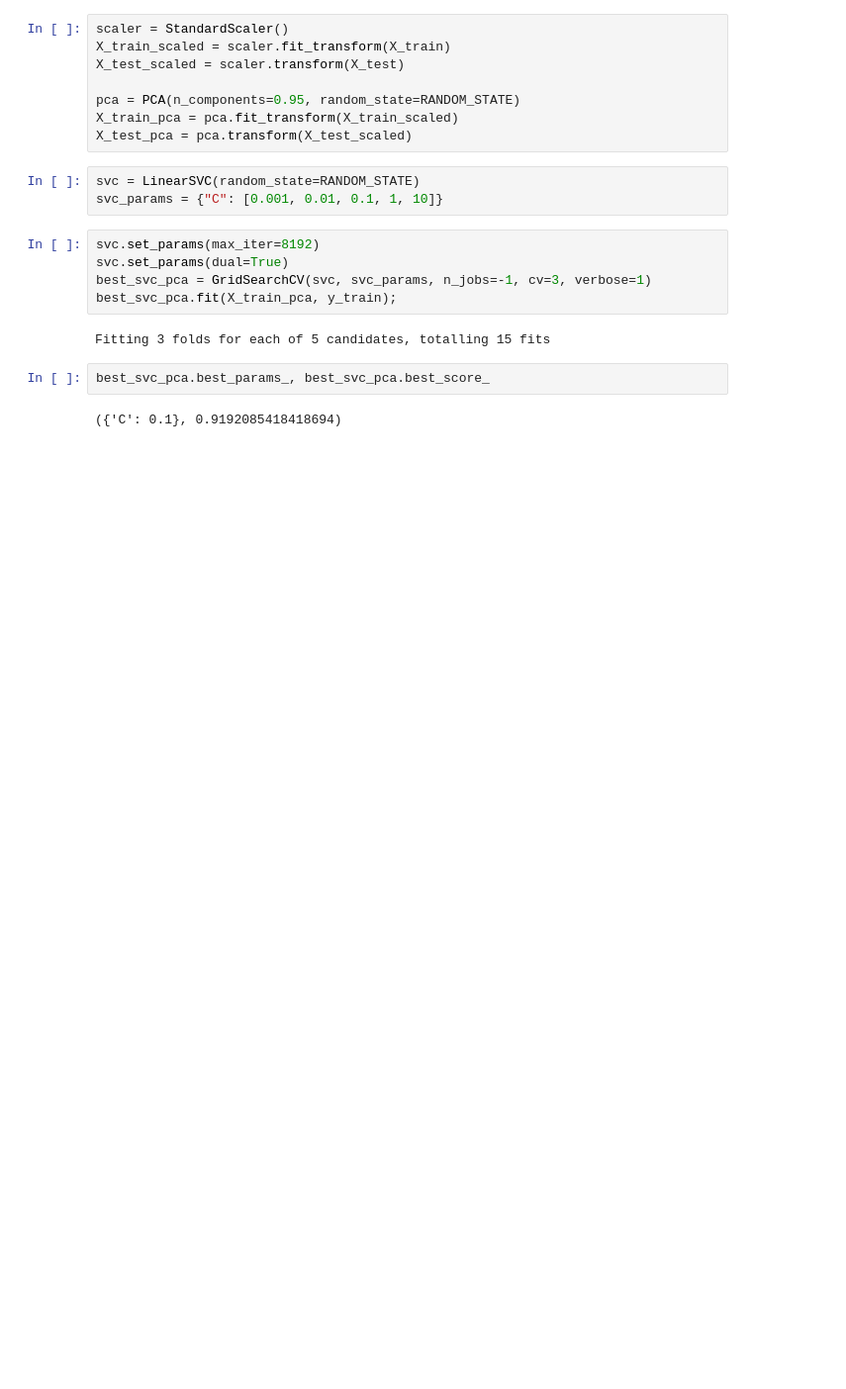
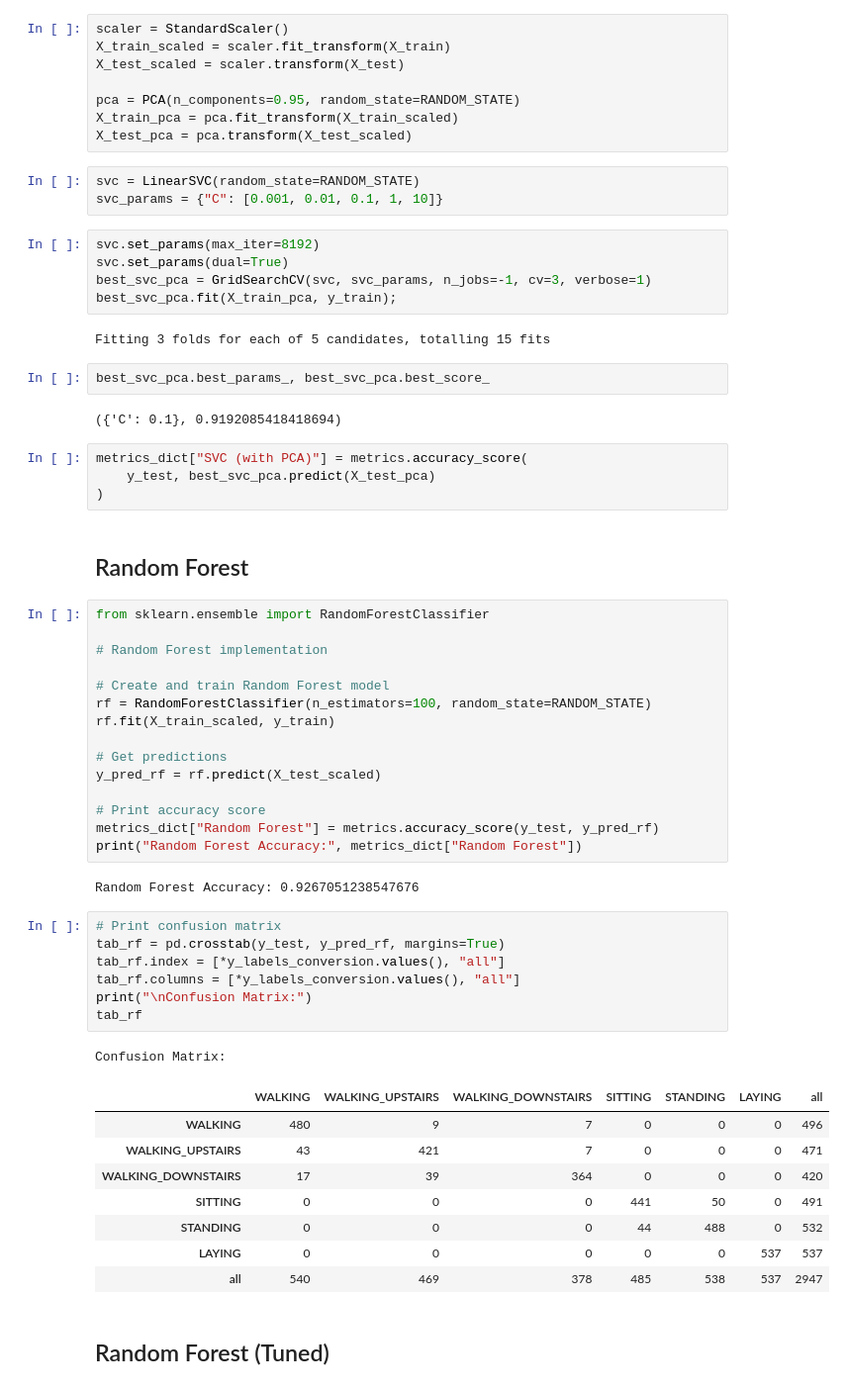
Before and after one commit to YASHBRO/Human-Activity-Recognition, a Jupyter notebook: main.ipynb, the cells around one changed output. Shown at 99% size. Saved outputs shown, nothing was run; the diff lists cells and outputs as text; blank space fills up the shorter version.

```diff
--- a/main.ipynb
+++ b/main.ipynb
@@ -286,3 +295,45 @@ Fitting 3 folds for each of 5 candidates, totalling 15 fits
 best_svc_pca.best_params_, best_svc_pca.best_score_
 # %% [output]
 ({'C': 0.1}, 0.9192085418418694)
+# %%
+metrics_dict["SVC (with PCA)"] = metrics.accuracy_score(
+    y_test, best_svc_pca.predict(X_test_pca)
+)
+# %% [markdown]
+## Random Forest
+# %%
+from sklearn.ensemble import RandomForestClassifier
+
+# Random Forest implementation
+
+# Create and train Random Forest model
+rf = RandomForestClassifier(n_estimators=100, random_state=RANDOM_STATE)
+rf.fit(X_train_scaled, y_train)
+
+# Get predictions
+y_pred_rf = rf.predict(X_test_scaled)
+
+# Print accuracy score
+metrics_dict["Random Forest"] = metrics.accuracy_score(y_test, y_pred_rf)
+print("Random Forest Accuracy:", metrics_dict["Random Forest"])
+# %% [output]
+Random Forest Accuracy: 0.9267051238547676
+# %%
+# Print confusion matrix
+tab_rf = pd.crosstab(y_test, y_pred_rf, margins=True)
+tab_rf.index = [*y_labels_conversion.values(), "all"]
+tab_rf.columns = [*y_labels_conversion.values(), "all"]
+print("\nConfusion Matrix:")
+tab_rf
+# %% [output]
+Confusion Matrix:
+|  | WALKING | WALKING_UPSTAIRS | WALKING_DOWNSTAIRS | SITTING | STANDING | LAYING | all |
+| WALKING | 480 | 9 | 7 | 0 | 0 | 0 | 496 |
+| WALKING_UPSTAIRS | 43 | 421 | 7 | 0 | 0 | 0 | 471 |
+| WALKING_DOWNSTAIRS | 17 | 39 | 364 | 0 | 0 | 0 | 420 |
+| SITTING | 0 | 0 | 0 | 441 | 50 | 0 | 491 |
+| STANDING | 0 | 0 | 0 | 44 | 488 | 0 | 532 |
+| LAYING | 0 | 0 | 0 | 0 | 0 | 537 | 537 |
+| all | 540 | 469 | 378 | 485 | 538 | 537 | 2947 |
+# %% [markdown]
+## Random Forest (Tuned)
```
Also changed, not shown: parts of 18 cells of this notebook.
